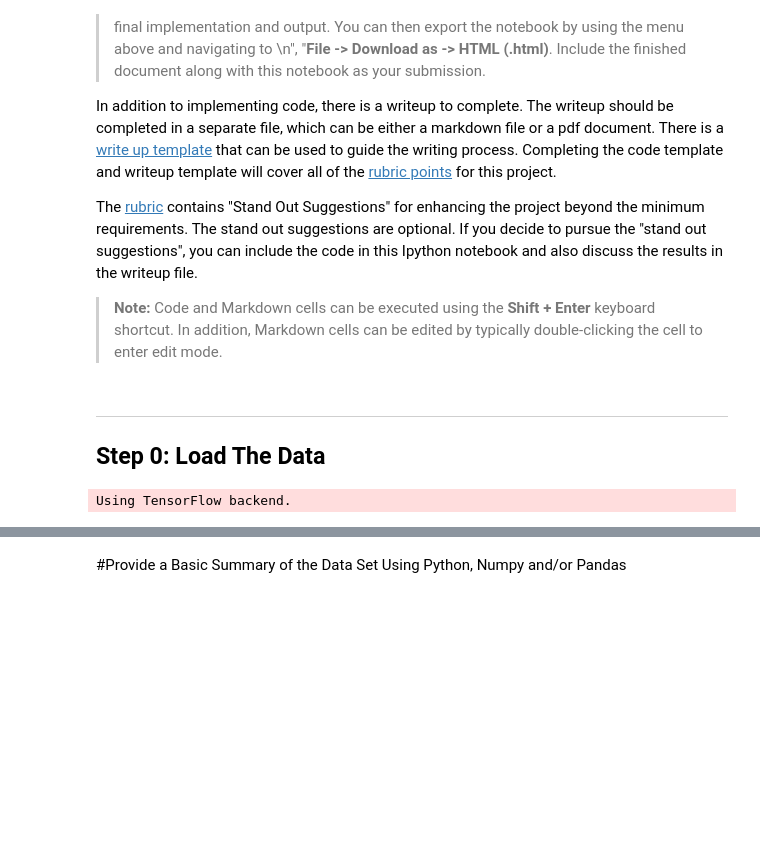
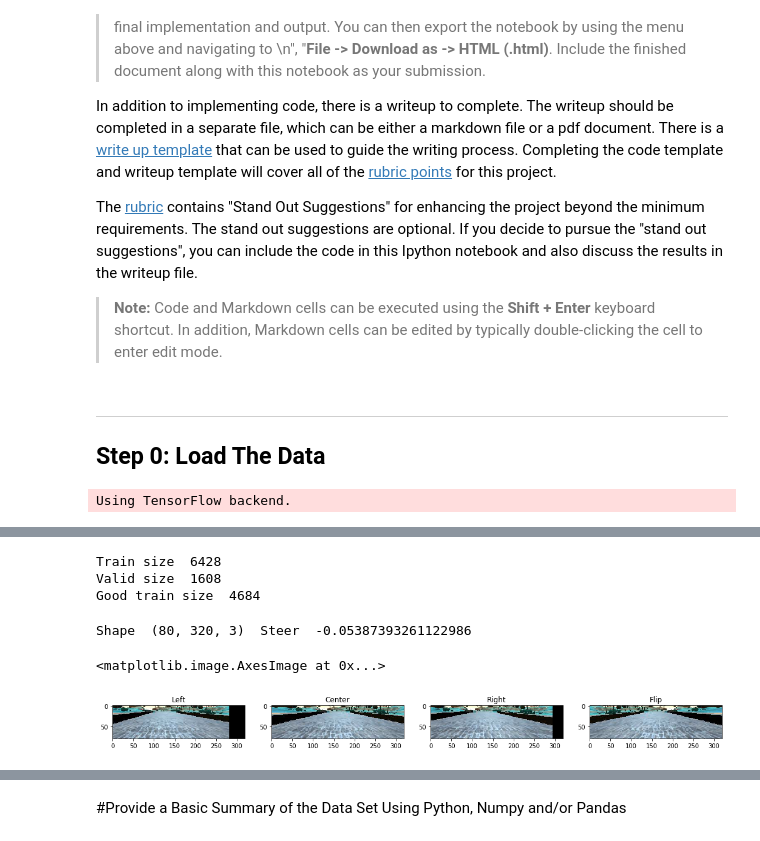
Before and after one commit to gvp-study/CarND-Behavioral-Cloning-P3, a Jupyter notebook: Behaviour_Cloning.ipynb, the cells around one changed output, grey strips where cells are left out. Saved outputs shown, nothing was run; the diff lists cells and outputs as text; code cells hidden in the pictures; blank space fills up the shorter version.

```diff
--- a/Behaviour_Cloning.ipynb
+++ b/Behaviour_Cloning.ipynb
@@ -193,0 +143,72 @@ ValueError: Error when checking model input: expected lambda_input_2 to have 4 d
+# %%
+# Fill the samples array. Skip the first line.
+samples = []
+linec = 0
+with open('data/driving_log.csv') as csvfile:
+    reader = csv.reader(csvfile)
+    for line in reader:
+        if(linec > 0):
+            samples.append(line)
+        linec = linec + 1
+
+from sklearn.model_selection import train_test_split
+train_samples, validation_samples = train_test_split(samples, test_size=0.2)
+print('Train size ', len(train_samples))
+print('Valid size ', len(validation_samples))
+
+# Reduce the pictures with low steering angles.
+good_train_samples = []
+
+for tsam in train_samples:
+    name = 'data/IMG/'+tsam[0].split('/')[-1]
+    center_angle = float(tsam[3])
+    if(check_good_steering_angle(center_angle)):
+#        print('Steering ', center_angle, tsam[0])
+        good_train_samples.append(tsam)
+
+print('Good train size ', len(good_train_samples))
+train_samples = good_train_samples
+# %% [output]
+Train size  6428
+Valid size  1608
+Good train size  4684
+# %%
+trans_range = 100
+crop_imageL0.shape
+
+def trans_image(image,steer):
+    # Translation
+    tr_x = trans_range*np.random.uniform()-trans_range/2
+#    steer_ang = steer + tr_x/trans_range*2*.2
+    steer_ang = steer + tr_x/trans_range*.2
+    tr_y = 0
+    rows, cols, ch = image.shape
+    Trans_M = np.float32([[1,0,tr_x],[0,1,tr_y]])
+    image_tr = cv2.warpAffine(image,Trans_M,(cols,rows))
+    return image_tr,steer_ang
+
+def flip_image(image):
+    flipimage = np.fliplr(image)
+    return flipimage
+
+sangle = measurements[0]
+plt.figure(figsize=(18,6))
+plt.subplot(141)
+plt.title('Left')
+lcimage, steer = trans_image(crop_imageL0, sangle)
+plt.imshow(lcimage)
+plt.subplot(142)
+plt.title('Center')
+plt.imshow(crop_imageC0)
+plt.subplot(143)
+plt.title('Right')
+rcimage, steer = trans_image(crop_imageR0, sangle)
+plt.imshow(rcimage)
+print('Shape ', rcimage.shape, ' Steer ', steer)
+plt.subplot(144)
+plt.title('Flip')
+plt.imshow(flip_image(crop_imageC0))
+# %% [output]
+Shape  (80, 320, 3)  Steer  -0.05387393261122986
+<matplotlib.image.AxesImage at 0x...>
+[figure, added]
```
Also changed, not shown: parts of 10 cells of this notebook, 1 other file.
